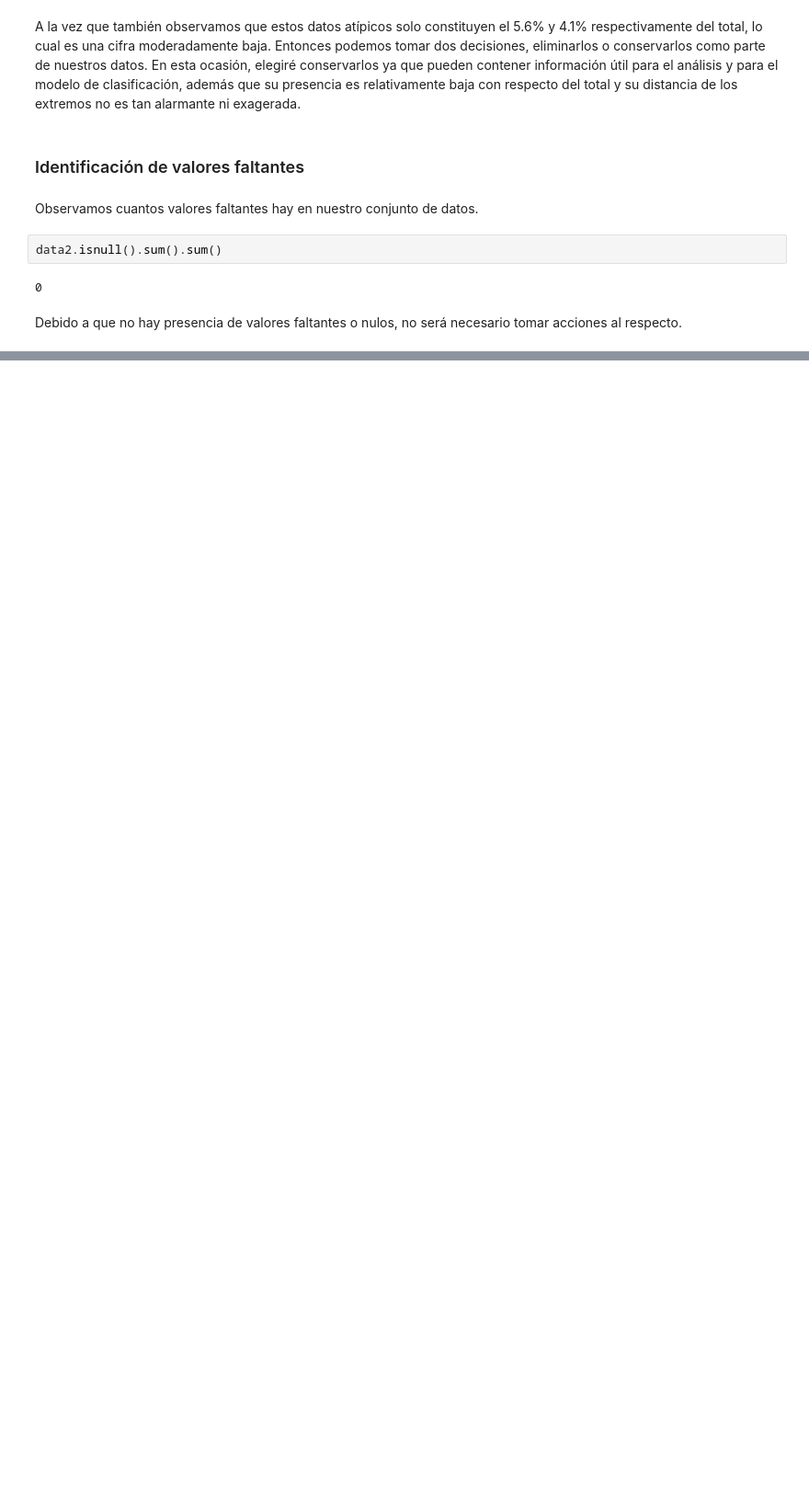
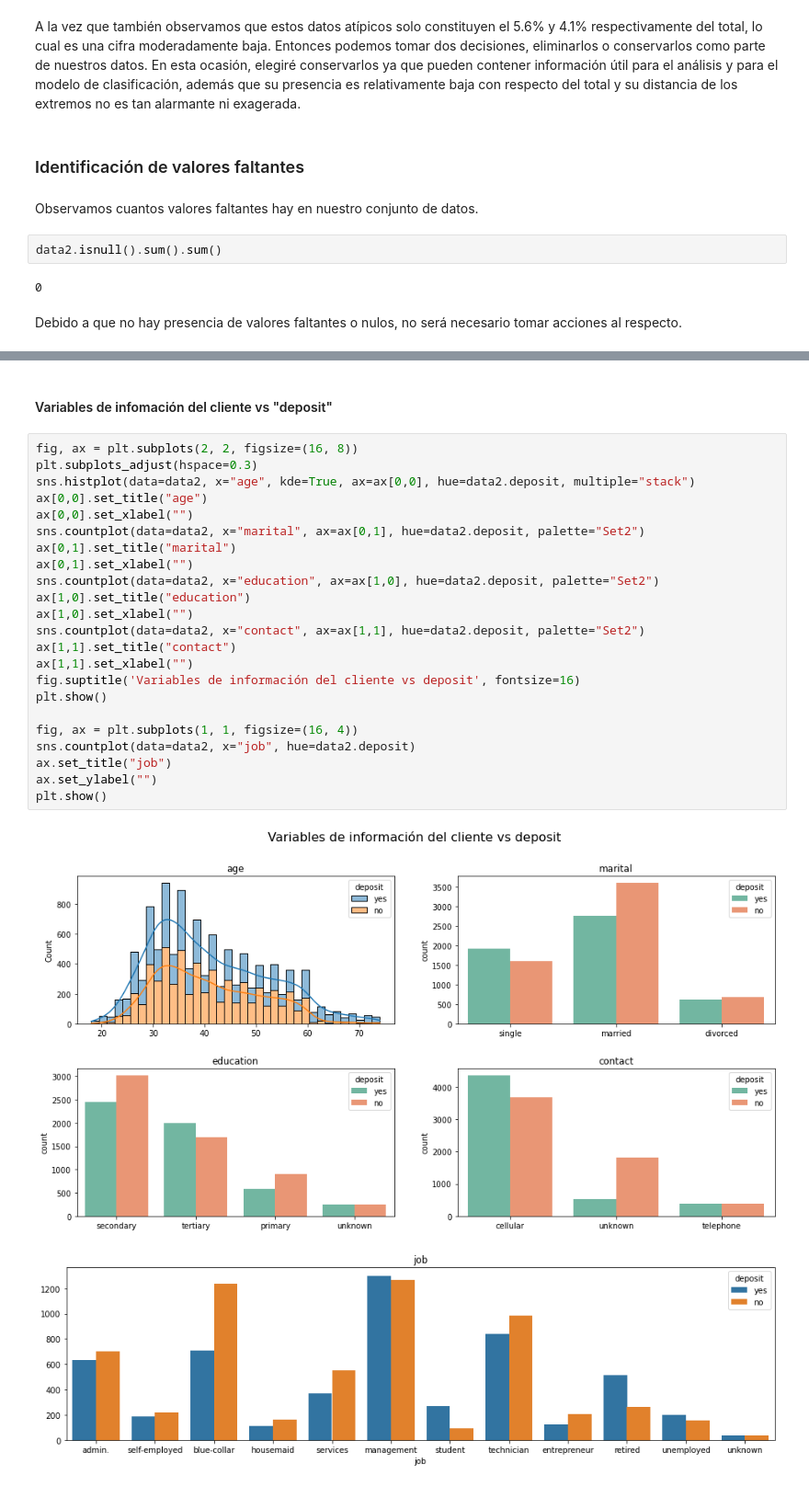
Before and after one commit to silvestref/Bank_Marketing, a Jupyter notebook: Jupyter_Bank_Marketing.ipynb, the cells around one changed output, grey strips where cells are left out. Shown: that part at 92% size. Saved outputs shown, nothing was run; the diff lists cells and outputs as text; blank space fills up the shorter version.

```diff
--- a/Jupyter_Bank_Marketing.ipynb
+++ b/Jupyter_Bank_Marketing.ipynb
@@ -409,0 +547,28 @@ Debido a que no hay presencia de valores faltantes o nulos, no será necesario t
+# %% [markdown]
+#### Variables de infomación del cliente vs "deposit"
+# %%
+fig, ax = plt.subplots(2, 2, figsize=(16, 8))
+plt.subplots_adjust(hspace=0.3)
+sns.histplot(data=data2, x="age", kde=True, ax=ax[0,0], hue=data2.deposit, multiple="stack")
+ax[0,0].set_title("age")
+ax[0,0].set_xlabel("")
+sns.countplot(data=data2, x="marital", ax=ax[0,1], hue=data2.deposit, palette="Set2")
+ax[0,1].set_title("marital")
+ax[0,1].set_xlabel("")
+sns.countplot(data=data2, x="education", ax=ax[1,0], hue=data2.deposit, palette="Set2")
+ax[1,0].set_title("education")
+ax[1,0].set_xlabel("")
+sns.countplot(data=data2, x="contact", ax=ax[1,1], hue=data2.deposit, palette="Set2")
+ax[1,1].set_title("contact")
+ax[1,1].set_xlabel("")
+fig.suptitle('Variables de información del cliente vs deposit', fontsize=16)
+plt.show()
+
+fig, ax = plt.subplots(1, 1, figsize=(16, 4))
+sns.countplot(data=data2, x="job", hue=data2.deposit)
+ax.set_title("job")
+ax.set_ylabel("")
+plt.show()
+# %% [output]
+[figure, added]
+[figure, added]
```
Also changed, not shown: parts of 112 cells of this notebook.
